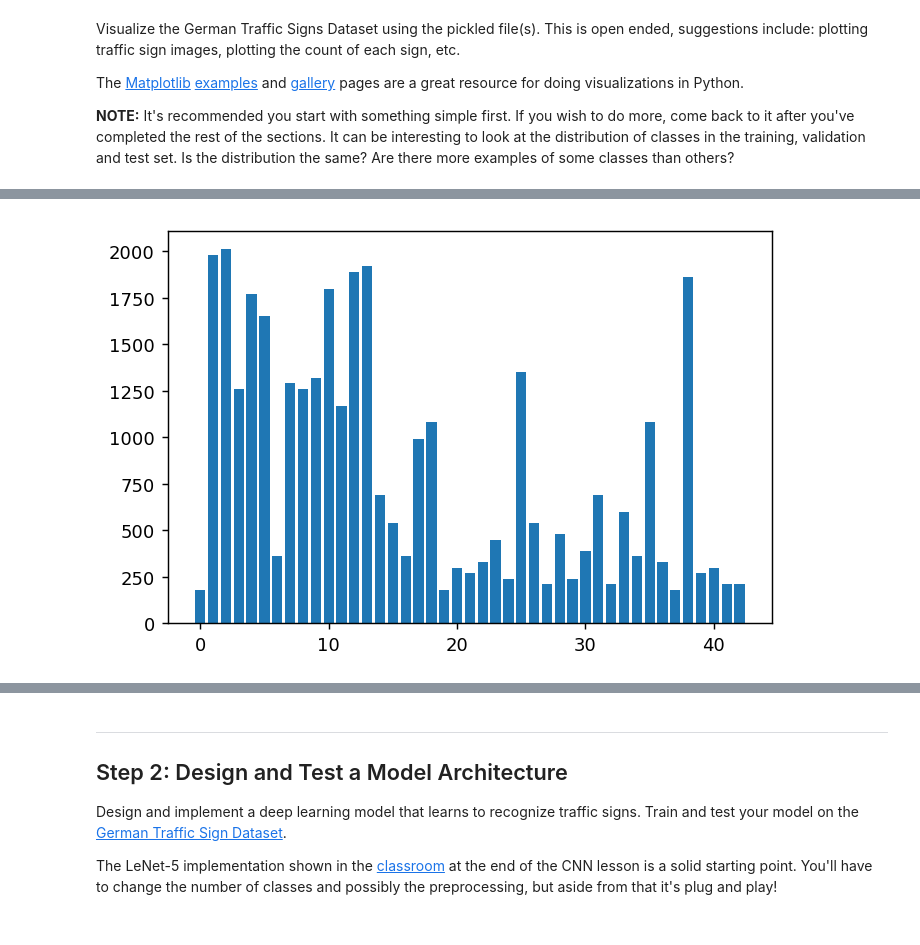
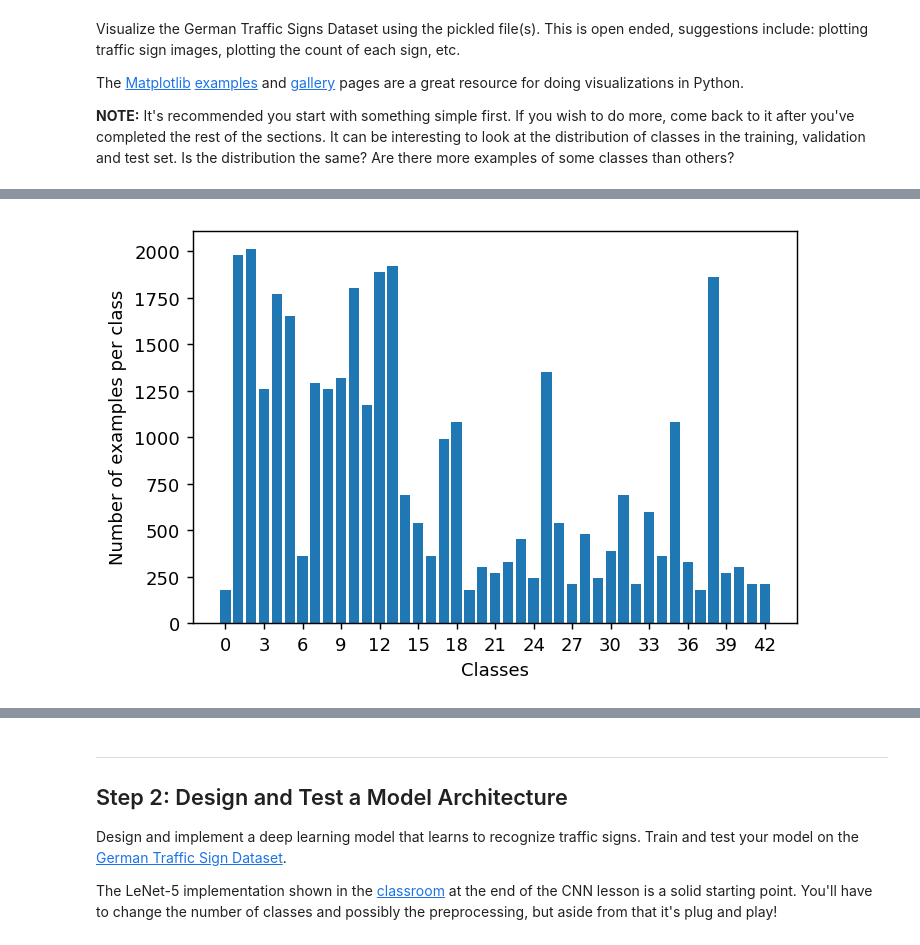
Before and after one commit to MOOCXINGSH/Traffic-Sign-classifier, a Jupyter notebook: Traffic_Sign_Classifier.ipynb, the cells around one changed output, grey strips where cells are left out. Cells and saved outputs as stored; diff of their text form; code cells hidden in the pictures.

```diff
--- a/Traffic_Sign_Classifier.ipynb
+++ b/Traffic_Sign_Classifier.ipynb
@@ -167,11 +167,14 @@ cnt = Counter(y_train)
 # %%
 #Visualizing the data discrepancy using a bar plot
 fig = plt.figure()
 fig.set_dpi(130)
 plt.bar(list(cnt.keys()),list(cnt.values()))
+plt.xlabel('Classes')
+plt.xticks(range(0,43,3))
+plt.ylabel('Number of examples per class')
 plt.show()
 # %% [output]
-[figure, old version]
+[figure, new version]
 # %%
 #Data Augmentation using tensorflow.image module
 img = tf.placeholder(tf.float32,shape=(None,32,32,3))
```
Also changed, not shown: parts of 7 cells of this notebook.
